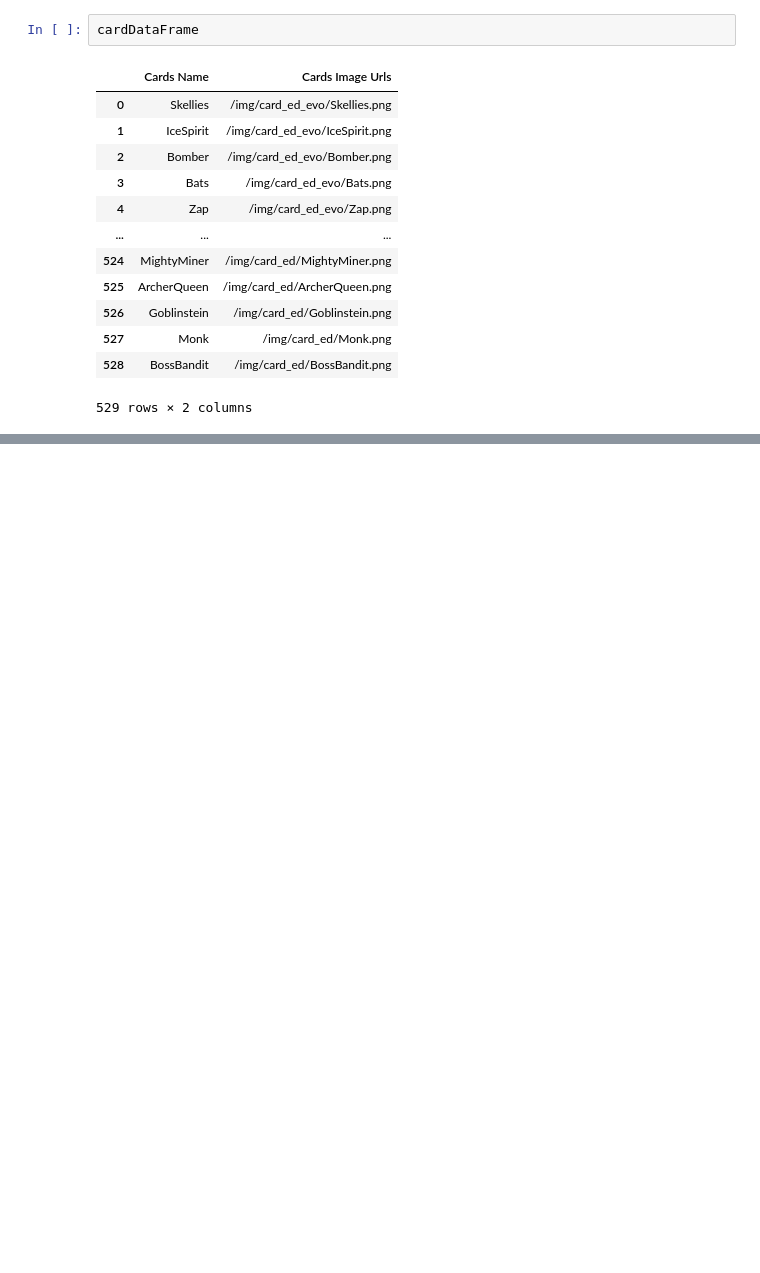
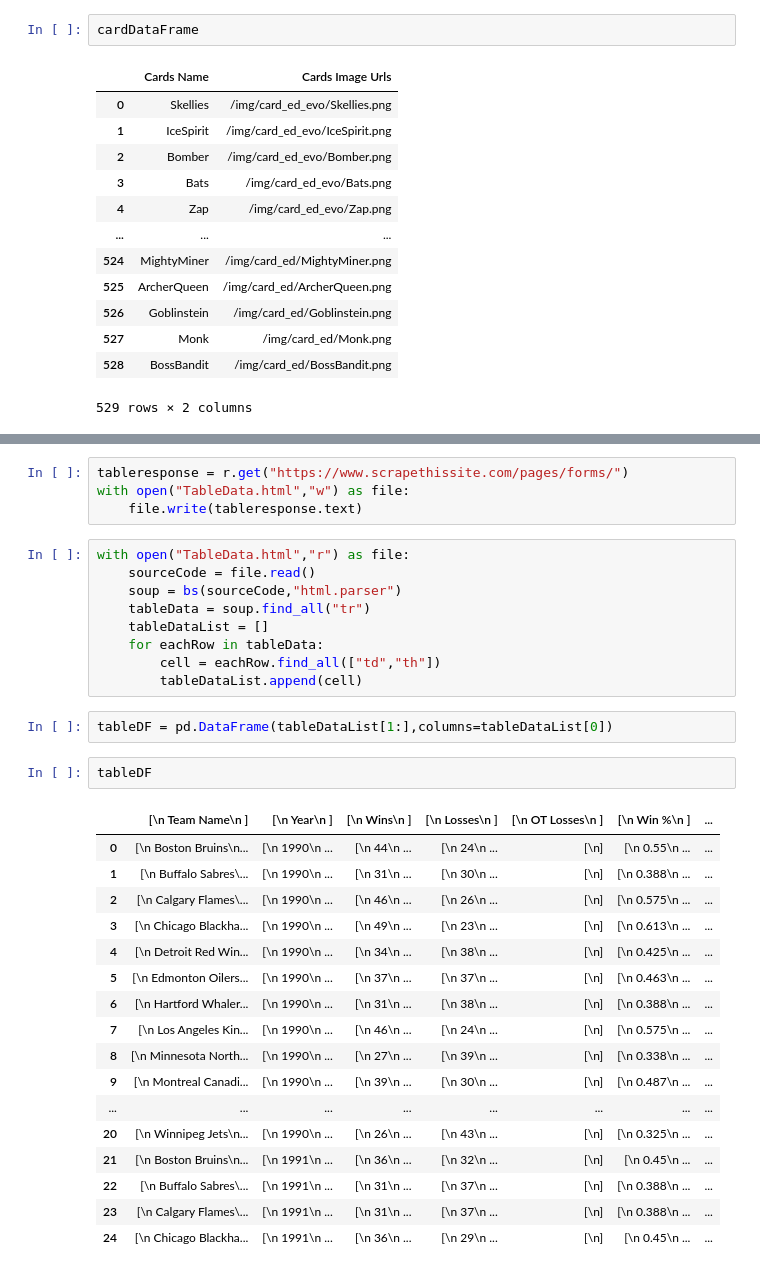
Before and after one commit to Ahmadhumayoun/AdvancePythonClassRepo, a Jupyter notebook: WEBSCRAPPINGLEARNING.ipynb, the cells around one changed output, grey strips where cells are left out. Saved outputs shown, nothing was run; the diff lists cells and outputs as text; blank space fills up the shorter version.

Commit message:
table Data Scrapping
.

```diff
--- a/WEBSCRAPPINGLEARNING.ipynb
+++ b/WEBSCRAPPINGLEARNING.ipynb
@@ -46,0 +68,35 @@ cardDataFrame
+# %%
+tableresponse = r.get("https://www.scrapethissite.com/pages/forms/")
+with open("TableData.html","w") as file:
+    file.write(tableresponse.text)
+# %%
+with open("TableData.html","r") as file:
+    sourceCode = file.read()
+    soup = bs(sourceCode,"html.parser")
+    tableData = soup.find_all("tr")
+    tableDataList = []
+    for eachRow in tableData:
+        cell = eachRow.find_all(["td","th"])
+        tableDataList.append(cell)
+# %%
+tableDF = pd.DataFrame(tableDataList[1:],columns=tableDataList[0])
+# %%
+tableDF
+# %% [output]
+|  | [\n Team Name\n ] | [\n Year\n ] | [\n Wins\n ] | [\n Losses\n ] | [\n OT Losses\n ] | [\n Win %\n ] | ... |
+| 0 | [\n Boston Bruins\n... | [\n 1990\n ... | [\n 44\n ... | [\n 24\n ... | [\n] | [\n 0.55\n ... | ... |
+| 1 | [\n Buffalo Sabres\... | [\n 1990\n ... | [\n 31\n ... | [\n 30\n ... | [\n] | [\n 0.388\n ... | ... |
+| 2 | [\n Calgary Flames\... | [\n 1990\n ... | [\n 46\n ... | [\n 26\n ... | [\n] | [\n 0.575\n ... | ... |
+| 3 | [\n Chicago Blackha... | [\n 1990\n ... | [\n 49\n ... | [\n 23\n ... | [\n] | [\n 0.613\n ... | ... |
+| 4 | [\n Detroit Red Win... | [\n 1990\n ... | [\n 34\n ... | [\n 38\n ... | [\n] | [\n 0.425\n ... | ... |
+| 5 | [\n Edmonton Oilers... | [\n 1990\n ... | [\n 37\n ... | [\n 37\n ... | [\n] | [\n 0.463\n ... | ... |
+| 6 | [\n Hartford Whaler... | [\n 1990\n ... | [\n 31\n ... | [\n 38\n ... | [\n] | [\n 0.388\n ... | ... |
+| 7 | [\n Los Angeles Kin... | [\n 1990\n ... | [\n 46\n ... | [\n 24\n ... | [\n] | [\n 0.575\n ... | ... |
+| 8 | [\n Minnesota North... | [\n 1990\n ... | [\n 27\n ... | [\n 39\n ... | [\n] | [\n 0.338\n ... | ... |
+| 9 | [\n Montreal Canadi... | [\n 1990\n ... | [\n 39\n ... | [\n 30\n ... | [\n] | [\n 0.487\n ... | ... |
+| ... | ... | ... | ... | ... | ... | ... | ... |
+| 20 | [\n Winnipeg Jets\n... | [\n 1990\n ... | [\n 26\n ... | [\n 43\n ... | [\n] | [\n 0.325\n ... | ... |
+| 21 | [\n Boston Bruins\n... | [\n 1991\n ... | [\n 36\n ... | [\n 32\n ... | [\n] | [\n 0.45\n ... | ... |
+| 22 | [\n Buffalo Sabres\... | [\n 1991\n ... | [\n 31\n ... | [\n 37\n ... | [\n] | [\n 0.388\n ... | ... |
+| 23 | [\n Calgary Flames\... | [\n 1991\n ... | [\n 31\n ... | [\n 37\n ... | [\n] | [\n 0.388\n ... | ... |
+| 24 | [\n Chicago Blackha... | [\n 1991\n ... | [\n 36\n ... | [\n 29\n ... | [\n] | [\n 0.45\n ... | ... |
```
Also changed, not shown: parts of 1 cell of this notebook, 1 other file.
